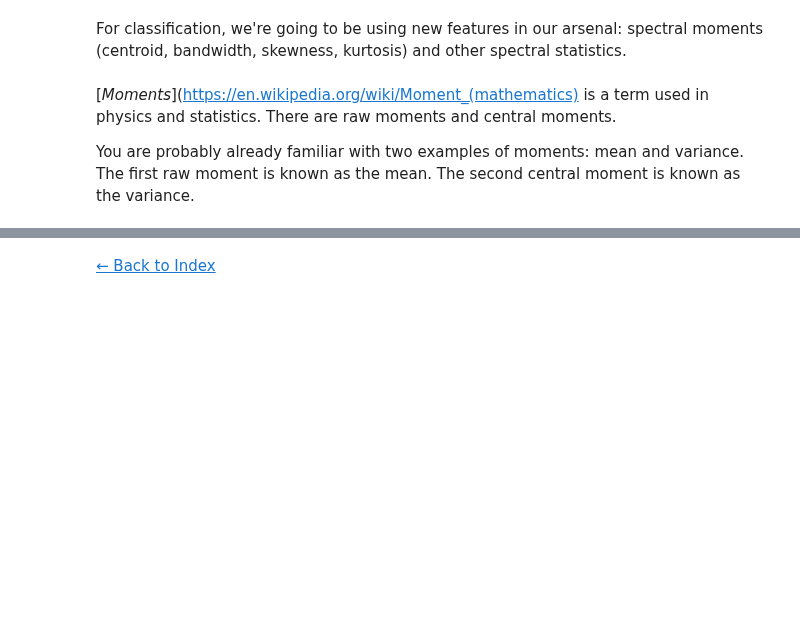
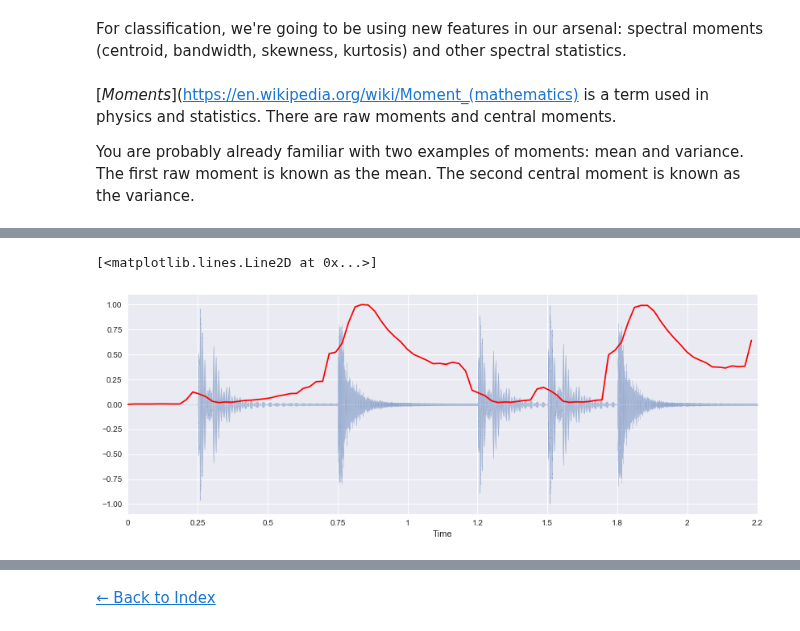
Before and after one commit to iranroman/musicinformationretrieval.com, a Jupyter notebook: spectral_features.ipynb, the cells around one changed output, grey strips where cells are left out. Drawn from its saved outputs; the diff is of its cells as text; code cells hidden in the pictures; blank space fills up the shorter version.

```diff
--- a/spectral_features.ipynb
+++ b/spectral_features.ipynb
@@ -62,0 +59,7 @@ plt.plot(spectral_rolloff[0])
+# %%
+spectral_centroids = librosa.feature.spectral_centroid(x+0.01, sr=sr)[0]
+librosa.display.waveplot(x, sr=sr, alpha=0.4)
+plt.plot(t, normalize(spectral_centroids), color='r') # normalize for visualization purposes
+# %% [output]
+[<matplotlib.lines.Line2D at 0x...>]
+[figure, added]
```
Also changed, not shown: parts of 40 cells of this notebook, 3 other files.
